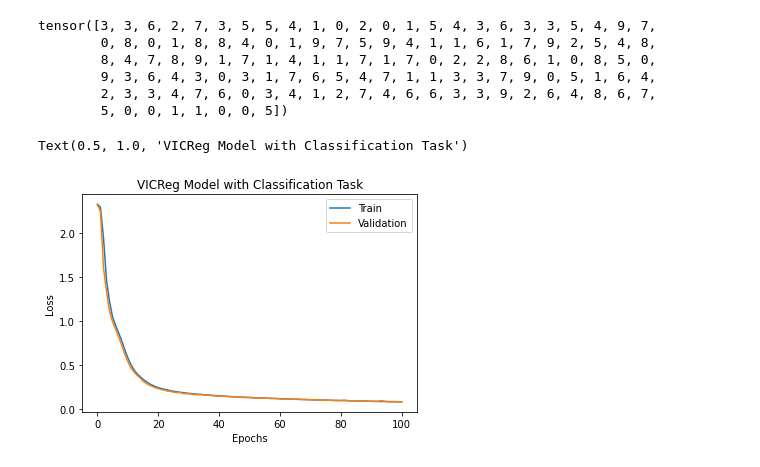
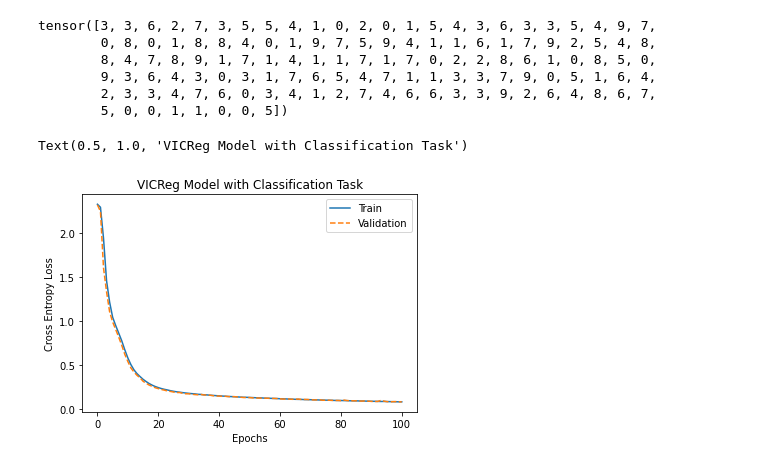
Before and after one commit to cpareja3025/VICReg_project, a Jupyter notebook: notebooks/VICReg.ipynb, the cells around one changed output. Cells and saved outputs as stored; diff of their text form; code cells hidden in the pictures.

```diff
--- a/notebooks/VICReg.ipynb
+++ b/notebooks/VICReg.ipynb
@@ -679,11 +679,11 @@ train_loss = np.array(df.iloc[:,1])
 val_loss = np.array(df.iloc[:,2])
 # %%
 plt.plot(epochs, train_loss, label = "Train")
-plt.plot(epochs, val_loss, label = "Validation")
+plt.plot(epochs, val_loss, label = "Validation", ls = "--")
 plt.xlabel("Epochs")
-plt.ylabel("Loss")
+plt.ylabel("Cross Entropy Loss")
 plt.legend()
 plt.title("VICReg Model with Classification Task")
 # %% [output]
 Text(0.5, 1.0, 'VICReg Model with Classification Task')
-[figure, old version]
+[figure, new version]
```
Also changed, not shown: parts of 4 cells of this notebook, 1 other file.
